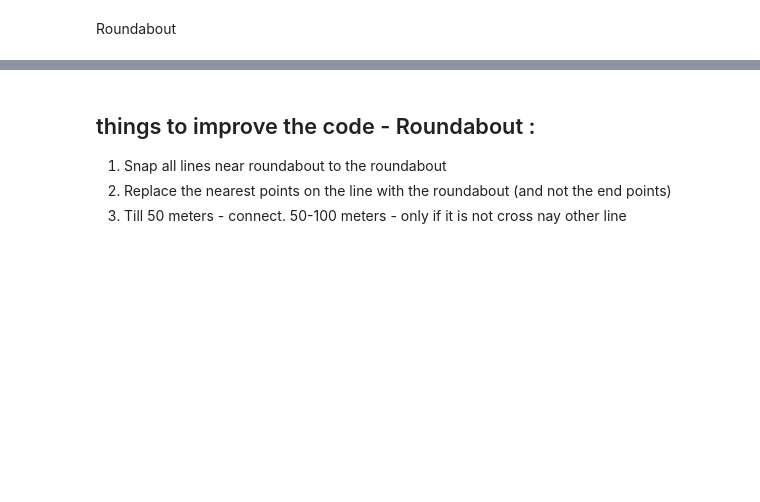
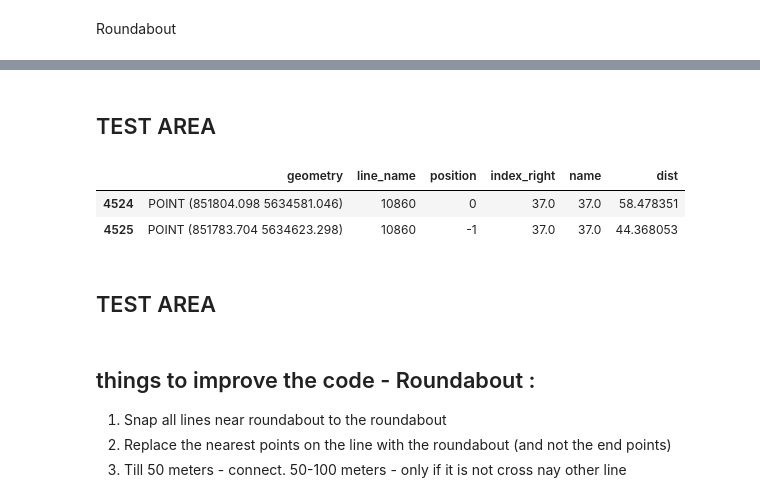
Before and after one commit to achic19/micro_walking, a Jupyter notebook: notebook/output/turin/data_from_osm.ipynb, the cells around one changed output, grey strips where cells are left out. Cells and saved outputs as stored; diff of their text form; code cells hidden in the pictures; blank space fills up the shorter version.

```diff
--- a/notebook/output/turin/data_from_osm.ipynb
+++ b/notebook/output/turin/data_from_osm.ipynb
@@ -67,8 +65,7 @@ def check_parallelism(to_translate: GeoDataFrame, is_test_local: bool = False) -
         # to_translate.drop(columns= ['geometry', new_geometry[0]]).rename(columns = {new_geometry[1]: 'geometry'}).to_file(f'{path}/test_data/res_translate_{new_geometry[1]}.shp')
         # to_translate.drop(columns= ['geometry', new_geometry[1]]).rename(columns = {new_geometry[0]: 'geometry'}).to_file(f'{path}/test_data/res_translate_{new_geometry[0]}.shp')
         my_buffer.to_file(f'{path}/test_data/buffers_test.shp')
-    if length_of_parallel(to_translate, my_buffer, 'geometry_right') > 0 or length_of_parallel(to_translate, my_buffer,
-                                                                                               'geometry_left') > 0:
+    if length_of_parallel(to_translate, my_buffer, 'geometry_right') > 0 or length_of_parallel(to_translate, my_buffer,                                                                                     'geometry_left') > 0:
         return True
     else:
         return False
@@ -162,7 +159,7 @@ def add_more_pnts_to_new_lines(pnt_f_loc: Point, pnt_l_loc: Point, line_pnts: li
 # %%
 # Main point to start
 
-is_test = False
+is_test = True
 my_groupby = df_pro.groupby('name')
 dic_final = {'name': [], 'geometry': [], 'highway': [], 'bearing': [], 'group': []}
 
@@ -184,7 +181,7 @@ for i, street in enumerate(my_groupby):
     is_parallel = False
     for group in cur_group:
         data = group[1]
-        if check_parallelism(data):
+        if check_parallelism(data, is_test):
             # if among of lines with same angles some are parallel,find the center line for each group
             is_parallel = True
             for unit in cur_group:
@@ -507,12 +504,11 @@ class Roundabout(EnvEntity):
 # %%
 # Network Improvement - to roundabout
 # Find unconnected lines
-my_roundabout=Roundabout(obj_intersection.my_network.copy().reset_index())
+# OLD CODE -  my_roundabout=Roundabout(obj_intersection.my_network.copy().reset_index())
+exist_data = gpd.read_file(f'{path_network}/new_network_third.shp')
+my_roundabout=Roundabout(exist_data.reset_index())
 path_deadend = f'{path}/deadend'
 
 deadend_lines, deadend_pnts = my_roundabout.deadend(path_to_save=path_deadend,export_files=True)
-change_geo = my_roundabout.my_spatial_join(deadend_lines, deadend_pnts)
-# update the current network
-my_roundabout.update_the_current_network(change_geo)
-my_roundabout.network.to_file(f'{path_network}/network_ra.shp')
+deadend_lines.iloc[2262]
 # %% [output]
@@ -519,0 +529,15 @@ TypeError: Roundabout.deadend() got an unexpected keyword argument 'network'
+# %% [markdown]
+## TEST AREA
+# %%
+
+s_join_test = gpd.sjoin_nearest(left_df=deadend_pnts, right_df=my_roundabout.centroid, how='left', max_distance=60,
+                           distance_col='dist').dropna(subset='dist')
+# %%
+cur = deadend_lines.iloc[2262]
+points_lines = s_join_test[s_join_test['line_name'] == cur.name]
+geo_cur = list(cur['geometry'].coords)
+points_lines
+# %% [output]
+|  | geometry | line_name | position | index_right | name | dist |
+| 4524 | POINT (851804.098 5634581.046) | 10860 | 0 | 37.0 | 37.0 | 58.478351 |
+| 4525 | POINT (851783.704 5634623.298) | 10860 | -1 | 37.0 | 37.0 | 44.368053 |
@@ -520,3 +566,5 @@ TypeError: Roundabout.deadend() got an unexpected keyword argument 'network'
+# %% [markdown]
+## TEST AREA
 # %% [markdown]
 ## things to improve the code - Roundabout :
 1. Snap all lines near roundabout to the roundabout
```
Also changed, not shown: parts of 8 cells of this notebook.
